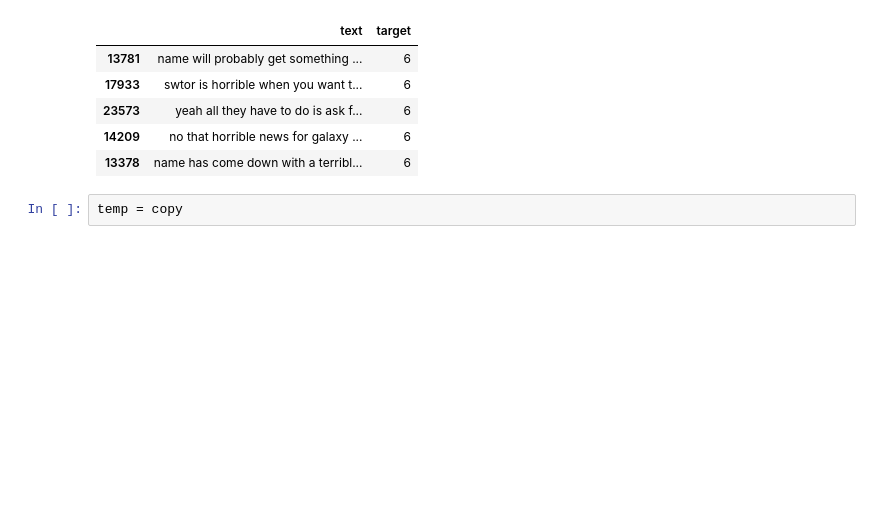
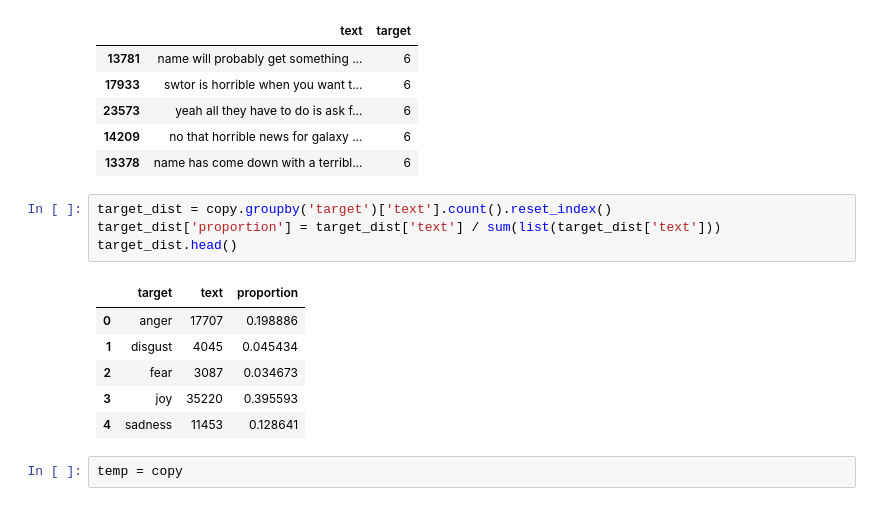
Before and after one commit to ppkgtmm/emotion, a Jupyter notebook: goemo_EDA.ipynb, the cells around one changed output. Drawn from its saved outputs; the diff is of its cells as text; blank space fills up the shorter version.

```diff
--- a/goemo_EDA.ipynb
+++ b/goemo_EDA.ipynb
@@ -303,6 +303,17 @@ duplicates.groupby('text')['target'].nunique().reset_index() \
 | 23573 | yeah all they have to do is ask f... | 6 |
 | 14209 | no that horrible news for galaxy ... | 6 |
 | 13378 | name has come down with a terribl... | 6 |
+# %%
+target_dist = copy.groupby('target')['text'].count().reset_index()
+target_dist['proportion'] = target_dist['text'] / sum(list(target_dist['text']))
+target_dist.head()
+# %% [output]
+|  | target | text | proportion |
+| 0 | anger | 17707 | 0.198886 |
+| 1 | disgust | 4045 | 0.045434 |
+| 2 | fear | 3087 | 0.034673 |
+| 3 | joy | 35220 | 0.395593 |
+| 4 | sadness | 11453 | 0.128641 |
 # %%
 temp = copy
 # %%
```
Also changed, not shown: parts of 1 cell of this notebook.
